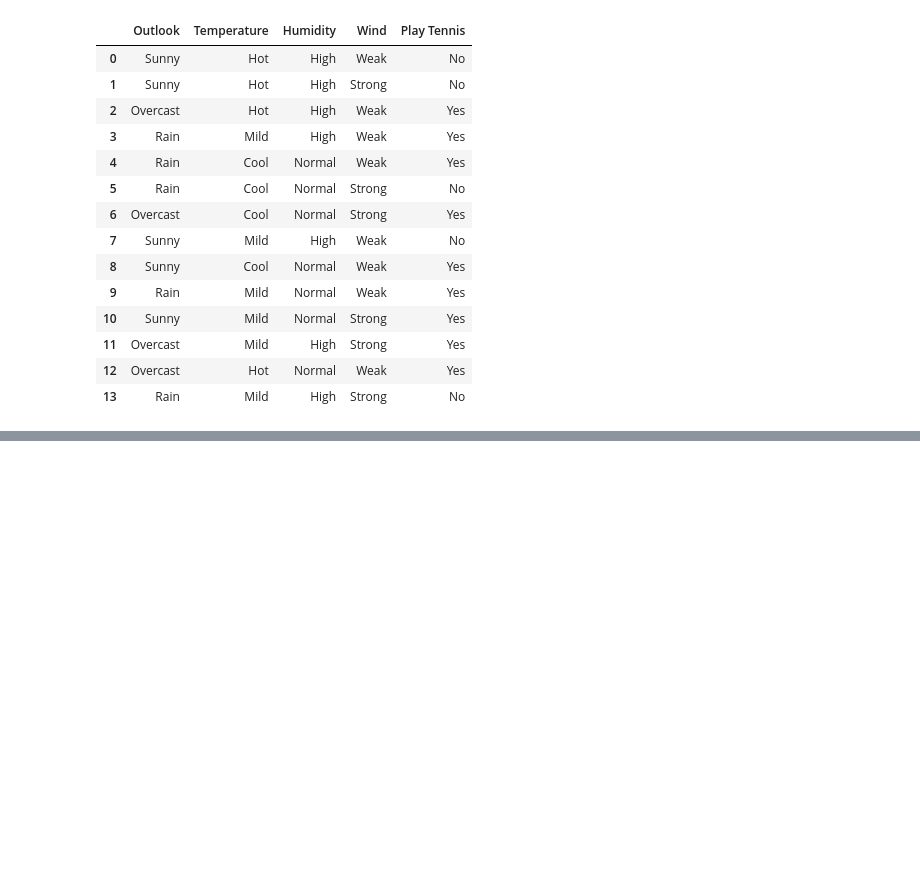
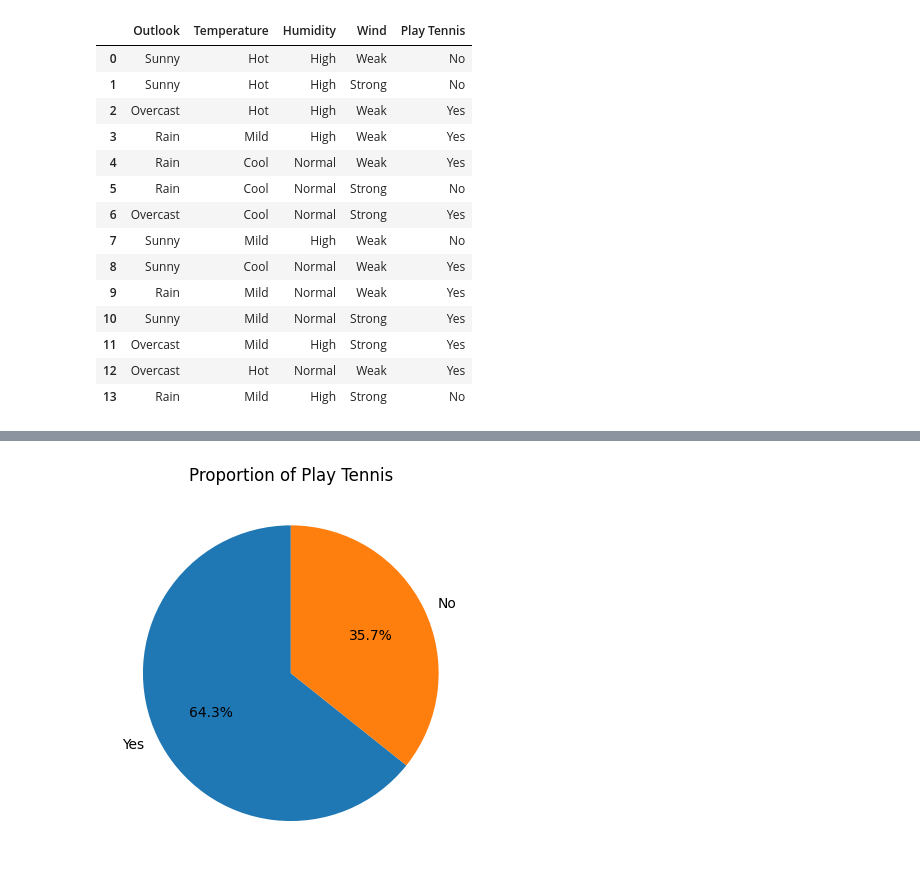
Before and after one commit to situkangsayur/probstat-lesson, a Jupyter notebook: latihan1_probstat.ipynb, the cells around one changed output, grey strips where cells are left out. Saved outputs shown, nothing was run; the diff lists cells and outputs as text; code cells hidden in the pictures; blank space fills up the shorter version.

```diff
--- a/latihan1_probstat.ipynb
+++ b/latihan1_probstat.ipynb
@@ -21,0 +90,7 @@ df
+# %%
+        df['Play Tennis'].value_counts().plot.pie(autopct='%1.1f%%', startangle=90)
+        plt.title('Proportion of Play Tennis')
+        plt.ylabel('') # Hide the default y-label
+        plt.show()
+# %% [output]
+[figure, added]
```
Also changed, not shown: parts of 4 cells of this notebook, 2 other files.
